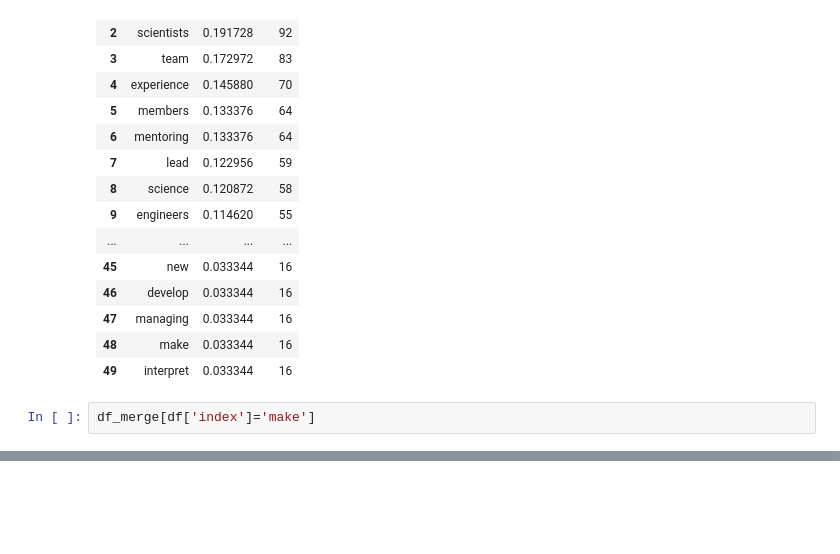
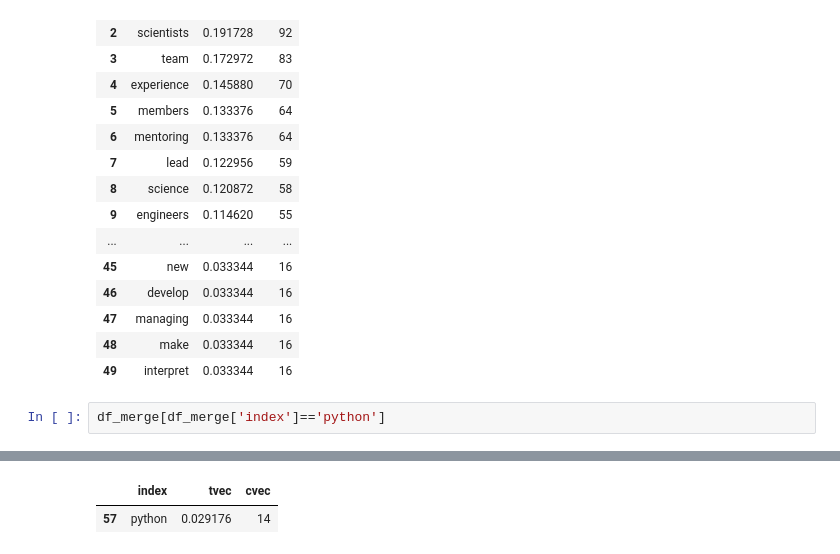
Before and after one commit to paxton615/Indeed_Job_Search, a Jupyter notebook: NPL_on_Job_Descriptions.ipynb, the cells around one changed output, grey strips where cells are left out. Cells and saved outputs as stored; diff of their text form; blank space fills up the shorter version.

```diff
--- a/NPL_on_Job_Descriptions.ipynb
+++ b/NPL_on_Job_Descriptions.ipynb
@@ -167,5 +167,5 @@ df_merge.head(50)
 | 48 | make | 0.033344 | 16 |
 | 49 | interpret | 0.033344 | 16 |
 # %%
-df_merge[df['index']='make']
+df_merge[df_merge['index']=='python']
 # %% [output]
@@ -172,0 +172,2 @@ SyntaxError: invalid syntax (<ipython-input-152-f9300377df1d>, line 1)
+|  | index | tvec | cvec |
+| 57 | python | 0.029176 | 14 |
```
Also changed, not shown: parts of 5 cells of this notebook.
